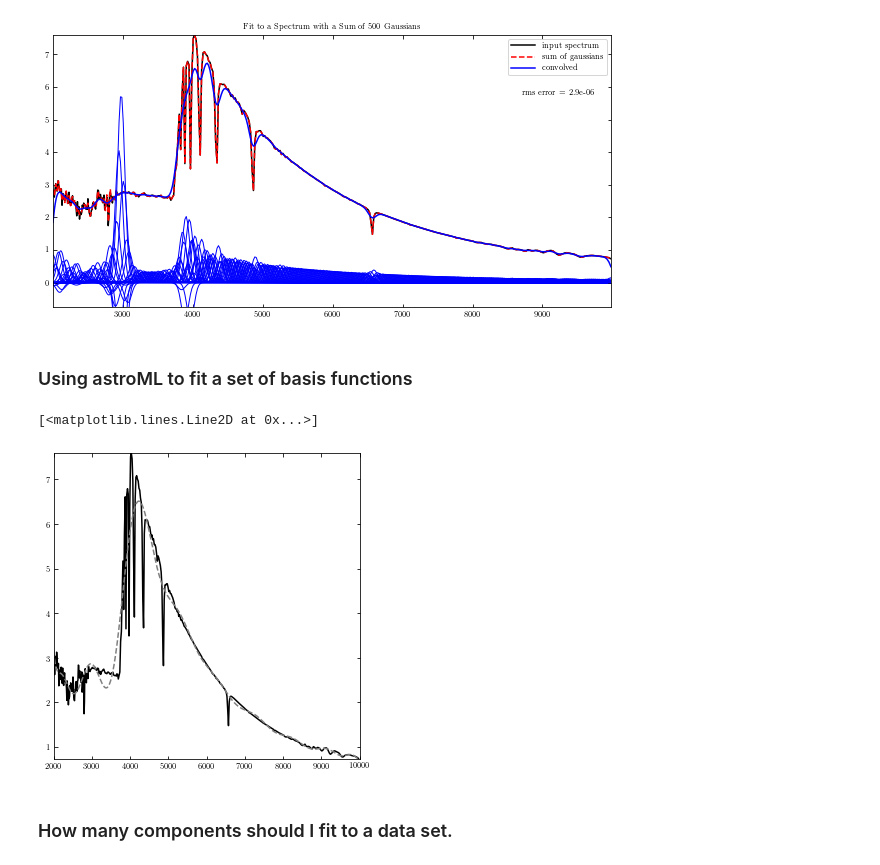
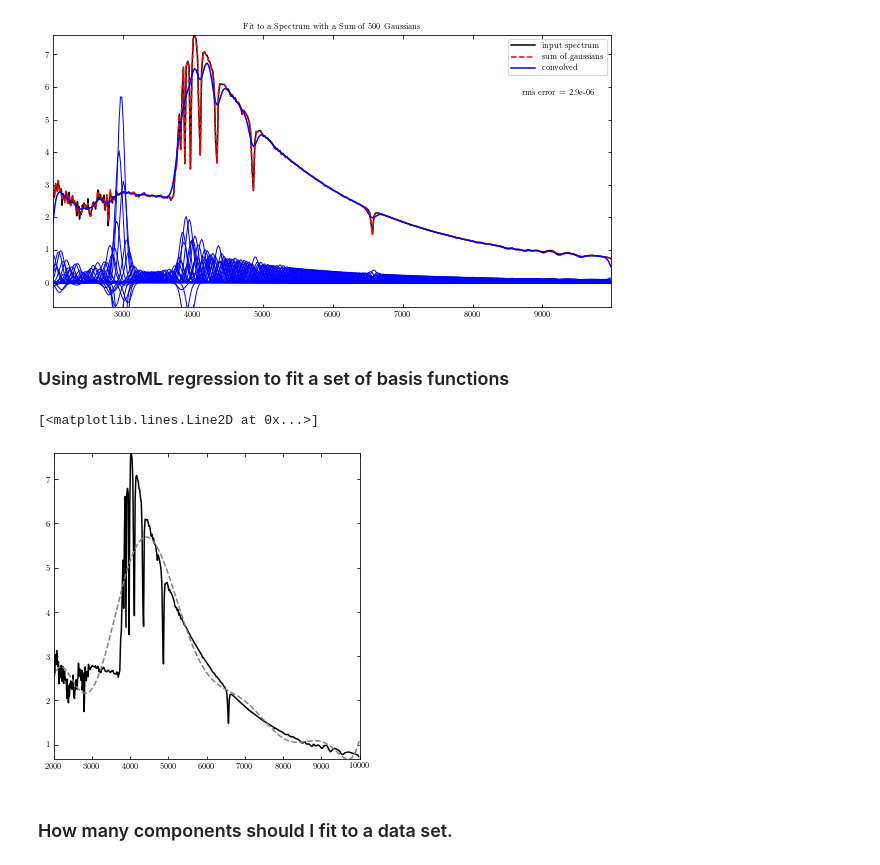
Before and after one commit to uw-astro/astr-598a-spr24, a Jupyter notebook: lectures/Lecture3-regression-regularize.ipynb, the cells around one changed output. Drawn from its saved outputs; the diff is of its cells as text; code cells hidden in the pictures.

```diff
--- a/lectures/Lecture3-regression-regularize.ipynb
+++ b/lectures/Lecture3-regression-regularize.ipynb
@@ -149,35 +149,35 @@ plt.show()
 [figure]
 [figure]
 # %% [markdown]
-### Using astroML to fit a set of basis functions
+### Using astroML regression to fit a set of basis functions
 # %%
 from astroML.linear_model import (LinearRegression, PolynomialRegression,
                                   BasisFunctionRegression, NadarayaWatson)
 # Define our classifiers
-nbasis=20
+nbasis=10
 
 basis_mu = np.linspace(2000, 10000, nbasis)[:, None]
 basis_sigma = 3 * (basis_mu[1] - basis_mu[0])
 
 clf = BasisFunctionRegression('gaussian', mu=basis_mu, sigma=basis_sigma)
 clf.fit(x[:, None], y, y_error=1)
 
 x_sample = np.linspace(2000, 10000, 1000)
 y_sample_fit = clf.predict(x_sample[:, None])
 y_fit = clf.predict(x[:, None])
 
 
 fig = plt.figure(figsize=(5, 5))
 fig.subplots_adjust(left=0.1, right=0.95,
                     bottom=0.1, top=0.95,
                     hspace=0.05, wspace=0.05)
 ax = fig.add_subplot(111)
 
 ax.plot(x, y, '-k')
 ax.plot(x_sample, y_sample_fit, '--', c='gray')
 # %% [output]
 [<matplotlib.lines.Line2D at 0x...>]
-[figure, old version]
+[figure, new version]
 # %% [markdown]
 ### How many components should I fit to a data set.
 # %%
```
Also changed, not shown: parts of 5 cells of this notebook.
